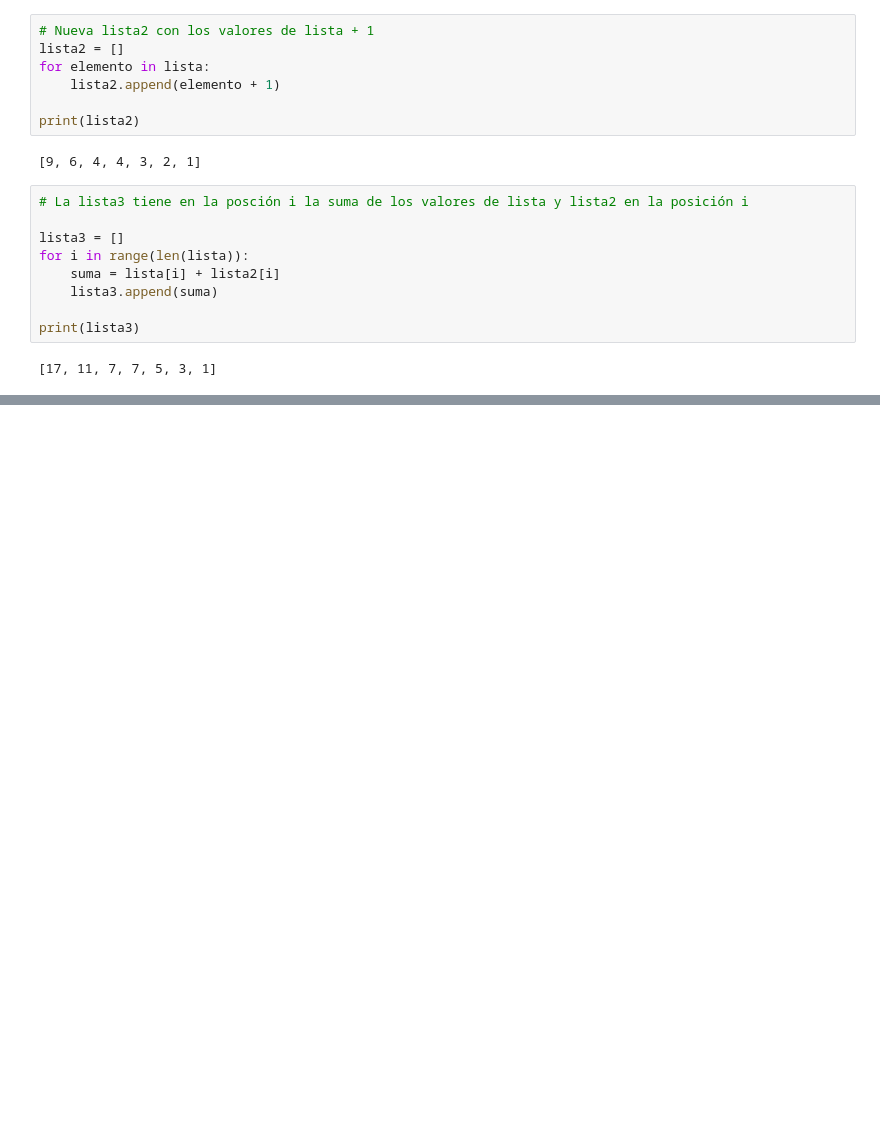
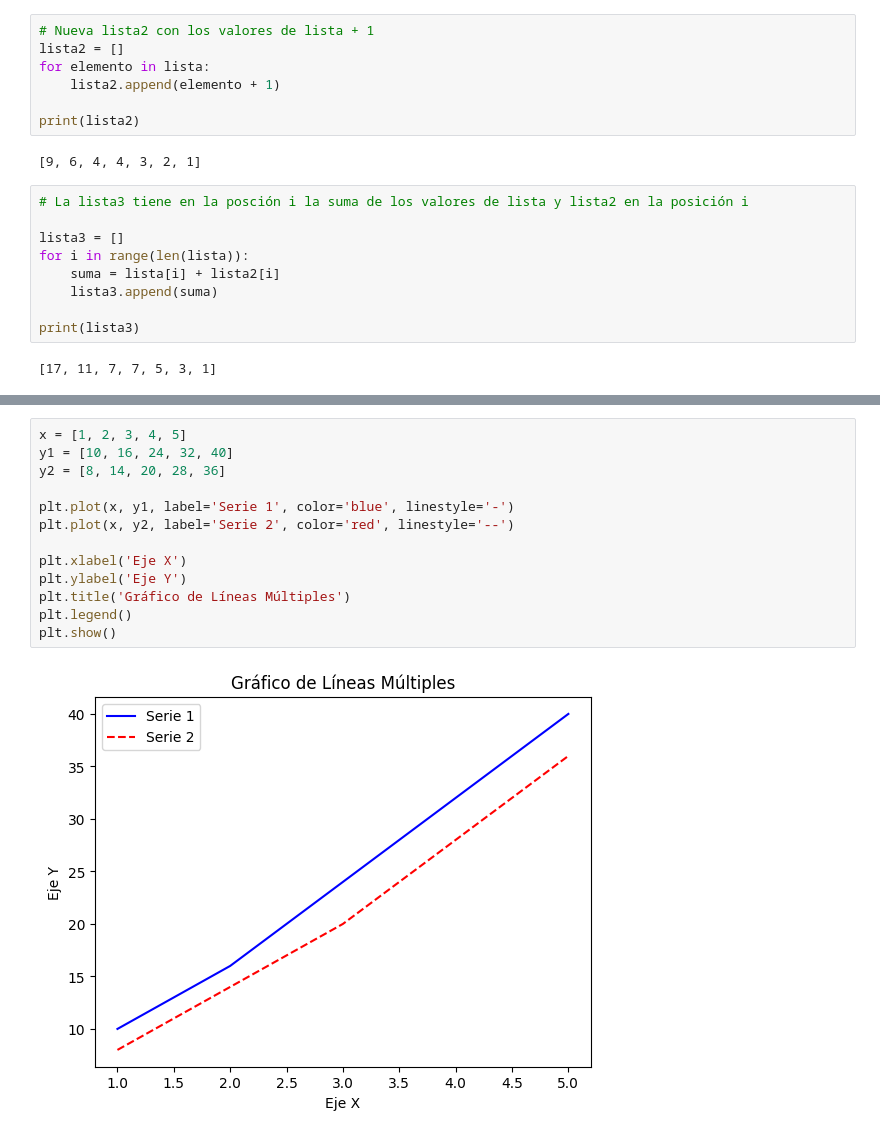
Before and after one commit to Slrosales/INT_A_LA_ING_DE_SISTEMAS, a Jupyter notebook: INTROUDUCCION_A_PYTHON.ipynb, the cells around one changed output, grey strips where cells are left out. Saved outputs shown, nothing was run; the diff lists cells and outputs as text; blank space fills up the shorter version.

```diff
--- a/INTROUDUCCION_A_PYTHON.ipynb
+++ b/INTROUDUCCION_A_PYTHON.ipynb
@@ -368,0 +602,15 @@ print(lista3)
+# %%
+x = [1, 2, 3, 4, 5]
+y1 = [10, 16, 24, 32, 40]
+y2 = [8, 14, 20, 28, 36]
+
+plt.plot(x, y1, label='Serie 1', color='blue', linestyle='-')
+plt.plot(x, y2, label='Serie 2', color='red', linestyle='--')
+
+plt.xlabel('Eje X')
+plt.ylabel('Eje Y')
+plt.title('Gráfico de Líneas Múltiples')
+plt.legend()
+plt.show()
+# %% [output]
+[figure, added]
```
Also changed, not shown: parts of 77 cells of this notebook.
